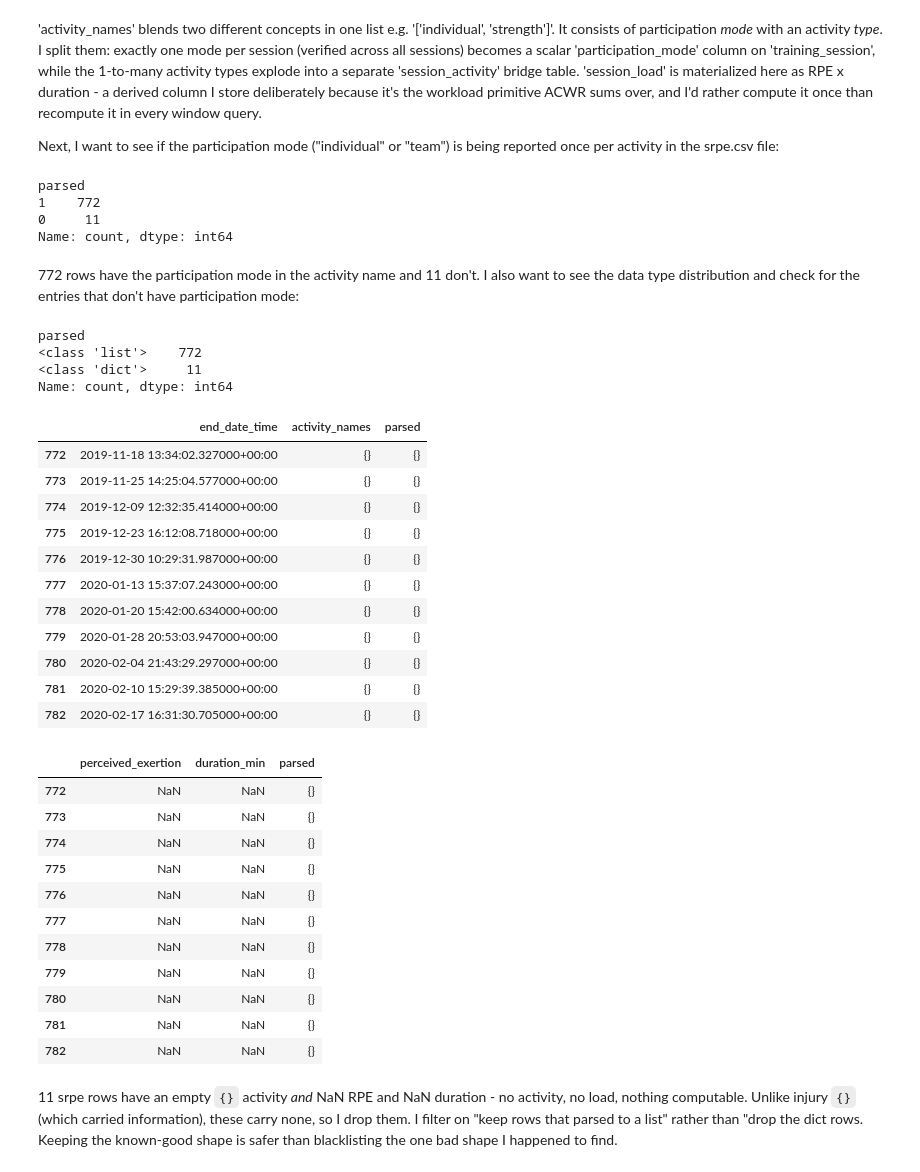
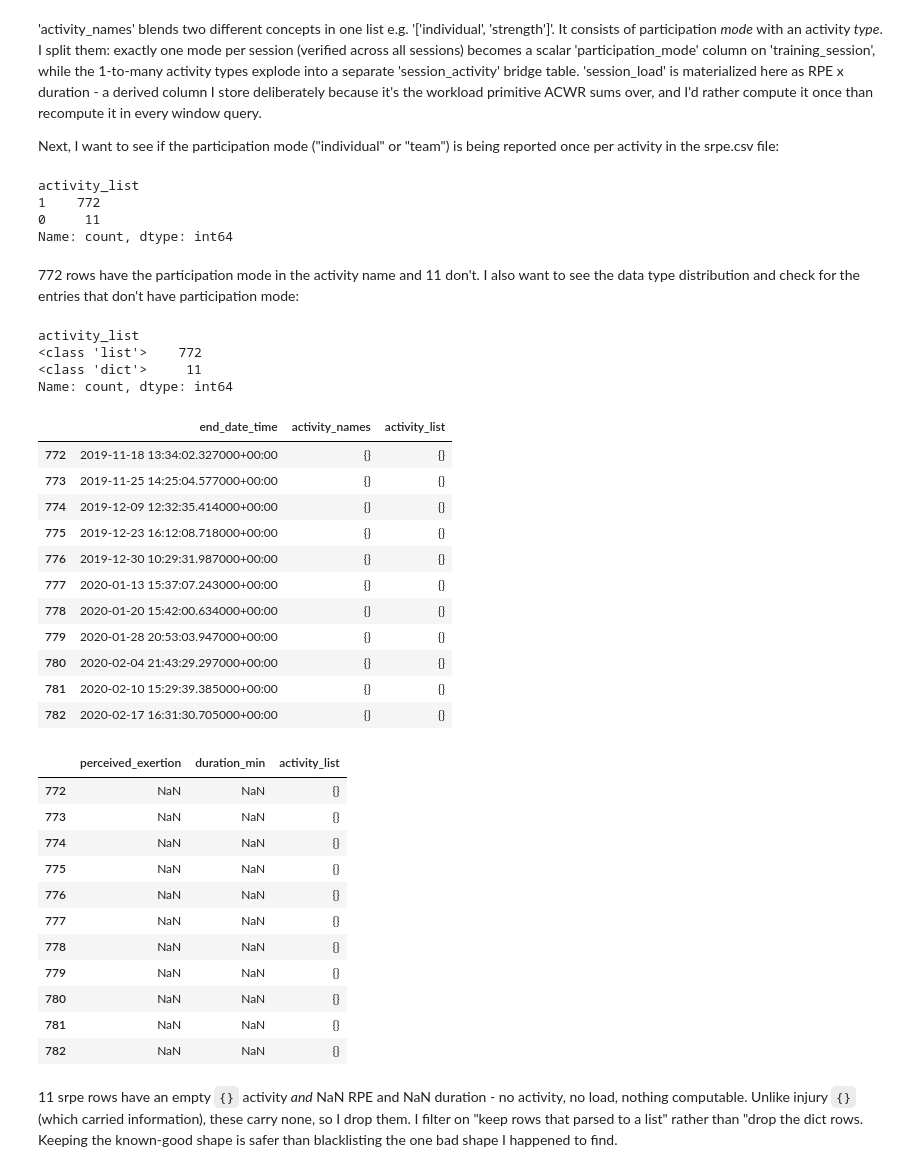
Before and after one commit to vish-mandalika/sql-pipeline-athletic-performance, a Jupyter notebook: etl.ipynb, the cells around one changed output. Cells and saved outputs as stored; diff of their text form; code cells hidden in the pictures.

```diff
--- a/etl.ipynb
+++ b/etl.ipynb
@@ -339,26 +337,26 @@ wellness
 
  Next, I want to see if the participation mode ("individual" or "team") is being reported once per activity in the srpe.csv file:
 # %%
-srpe["parsed"] = srpe["activity_names"].apply(ast.literal_eval)
-srpe["parsed"].apply(lambda l: len([x for x in l if x in {"individual","team"}])).value_counts()
+srpe["activity_list"] = srpe["activity_names"].apply(ast.literal_eval)
+srpe["activity_list"].apply(lambda l: len([x for x in l if x in {"individual","team"}])).value_counts()
 # %% [output]
-parsed
+activity_list
 1    772
 0     11
 Name: count, dtype: int64
 # %% [markdown]
 772 rows have the participation mode in the activity name and 11 don't. I also want to see the data type distribution and check for the entries that don't have participation mode:
 # %%
-srpe["parsed"].apply(type).value_counts()
+srpe["activity_list"].apply(type).value_counts()
 # %% [output]
-parsed
+activity_list
 <class 'list'>    772
 <class 'dict'>     11
 Name: count, dtype: int64
 # %%
-srpe[srpe["parsed"].apply(type) == dict][["end_date_time", "activity_names", "parsed"]]
+srpe[srpe["activity_list"].apply(type) == dict][["end_date_time", "activity_names", "activity_list"]]
 # %% [output]
-|  | end_date_time | activity_names | parsed |
+|  | end_date_time | activity_names | activity_list |
 | 772 | 2019-11-18 13:34:02.327000+00:00 | {} | {} |
 | 773 | 2019-11-25 14:25:04.577000+00:00 | {} | {} |
 | 774 | 2019-12-09 12:32:35.414000+00:00 | {} | {} |
@@ -371,9 +369,9 @@ srpe[srpe["parsed"].apply(type) == dict][["end_date_time", "activity_names", "pa
 | 781 | 2020-02-10 15:29:39.385000+00:00 | {} | {} |
 | 782 | 2020-02-17 16:31:30.705000+00:00 | {} | {} |
 # %%
-srpe[srpe["parsed"].apply(type) == dict][["perceived_exertion", "duration_min", "parsed"]]
+srpe[srpe["activity_list"].apply(type) == dict][["perceived_exertion", "duration_min", "activity_list"]]
 # %% [output]
-|  | perceived_exertion | duration_min | parsed |
+|  | perceived_exertion | duration_min | activity_list |
 | 772 | NaN | NaN | {} |
 | 773 | NaN | NaN | {} |
 | 774 | NaN | NaN | {} |
```
Also changed, not shown: parts of 28 cells of this notebook.
